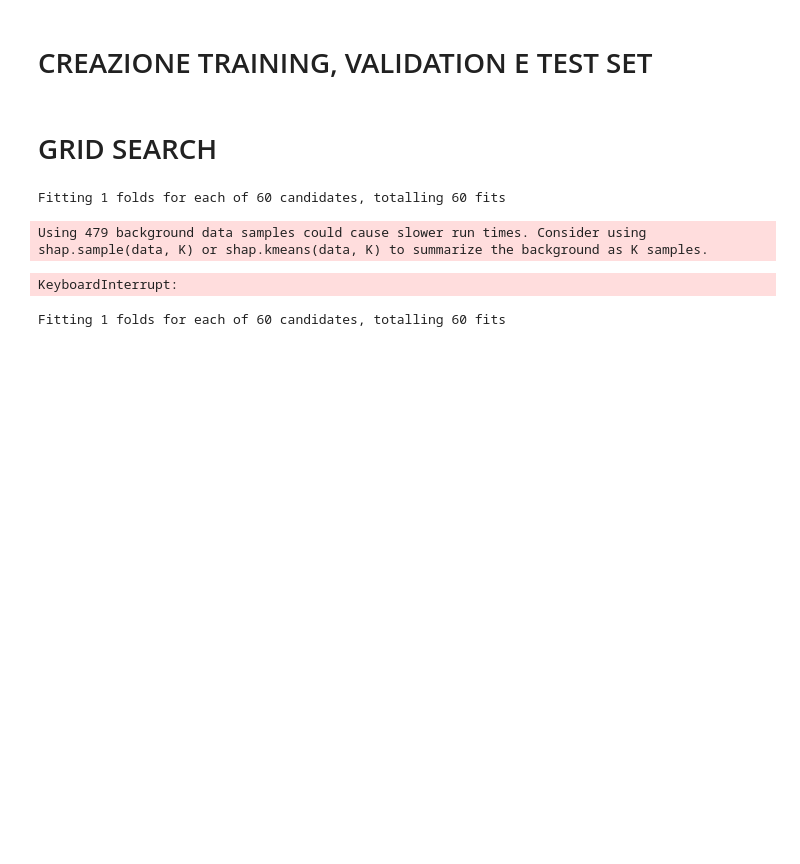
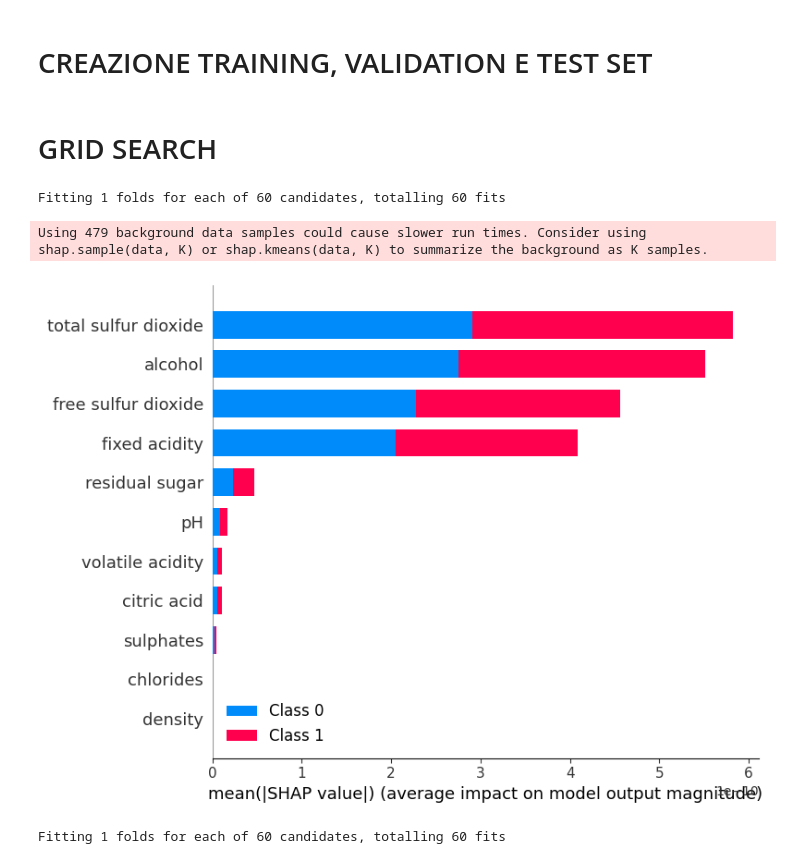
Before and after one commit to MarcoMungaiCoppolino/Data-Science-Portfolio, a Jupyter notebook: Wine_Quality/notebooks/02-second-logical-notebook.ipynb, the cells around one changed output. Drawn from its saved outputs; the diff is of its cells as text; code cells hidden in the pictures; blank space fills up the shorter version.

```diff
--- a/Wine_Quality/notebooks/02-second-logical-notebook.ipynb
+++ b/Wine_Quality/notebooks/02-second-logical-notebook.ipynb
@@ -127,35 +127,46 @@ hparameters = {
 pipe = Pipeline([
     ('scaler', StandardScaler()),
     ('svc', SVC(class_weight='balanced', probability=True))
 ])
 
 svm_gs = GridSearchCV(pipe,
                       param_grid=hparameters,
                       scoring='f1_weighted',
                       return_train_score=True,
                       cv=zip([ind_train], [ind_val]),verbose=True)
 
 svm_gs.fit(X, y)
 
 best_model = svm_gs.best_estimator_.fit(X[ind_train, :], y[ind_train])
 
 X_copy = red_wine_copy.drop('quality', axis=1)
 # Get the SVM model from the pipeline
 svm_model = best_model.named_steps['svc']
 
 # Create the shap.KernelExplainer using the SVM model and the training data
 explainer = shap.KernelExplainer(svm_model.predict_proba, X_copy.iloc[ind_train, :])
 
 # Generate SHAP values for a sample of the dataset
-sample = X_copy.iloc[ind_test, :]  # assuming X is a pandas DataFrame
+X_test = X_copy.iloc[ind_test]
+y_test = red_wine_copy['quality']
+y_test = y_test.iloc[ind_test]
+
+from sklearn.model_selection import StratifiedShuffleSplit
+
+# Split the test set using stratified sampling
+sss = StratifiedShuffleSplit(n_splits=1, test_size=0.7, random_state=42)
+test_indices = next(sss.split(X_test, y_test))[1]
+
+
+sample = X_copy.iloc[test_indices, :]  # assuming X is a pandas DataFrame
 shap_values = explainer.shap_values(sample)
 
 # Visualize the SHAP values
 shap.summary_plot(shap_values, sample)
 # %% [output]
 Fitting 1 folds for each of 60 candidates, totalling 60 fits
 Using 479 background data samples could cause slower run times. Consider using shap.sample(data, K) or shap.kmeans(data, K) to summarize the background as K samples.
-KeyboardInterrupt:
+[figure, added]
 # %%
 n_features = X.shape[1]
 
```
Also changed, not shown: parts of 2 cells of this notebook.
